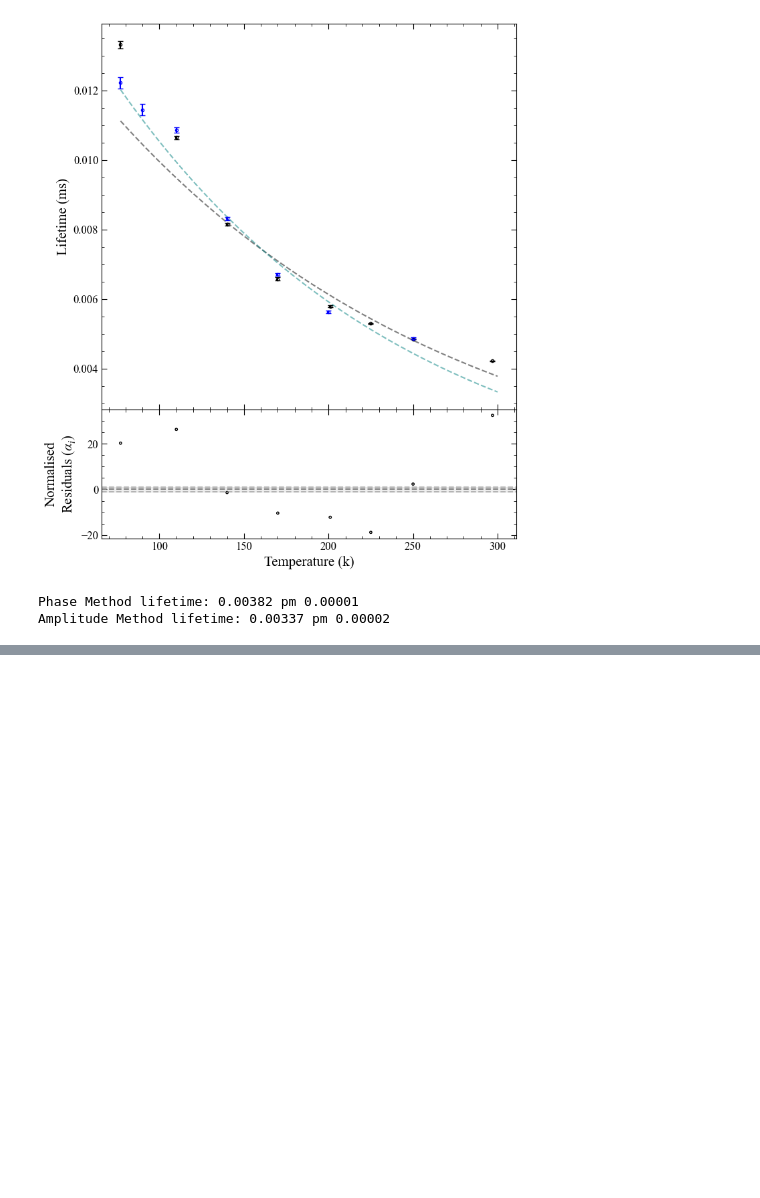
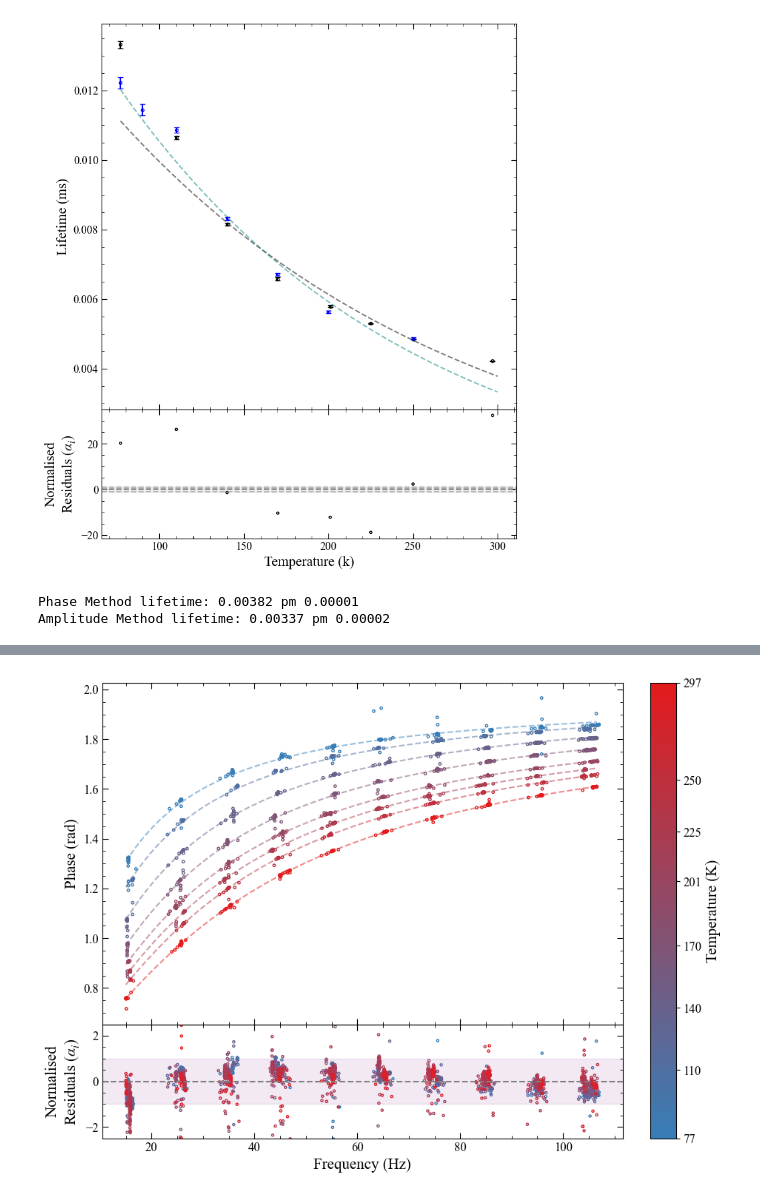
Before and after one commit to Sebastian426/Advanced-Lab-Code, a Jupyter notebook: Einstein_Coefficients/Phase_Eins_A.ipynb, the cells around one changed output, grey strips where cells are left out. Drawn from its saved outputs; the diff is of its cells as text; code cells hidden in the pictures; blank space fills up the shorter version.

```diff
--- a/Einstein_Coefficients/Phase_Eins_A.ipynb
+++ b/Einstein_Coefficients/Phase_Eins_A.ipynb
@@ -60,6 +62,8 @@ pm = 2
 lifetimes = []
 lifetime_errors = []
 temperatures = []
+
+phase_data = {}
 
 for col in column_names:
     temp = float(col[0].split("_")[1])
@@ -107,6 +111,14 @@ for col in column_names:
     temperatures.append(temp)
     lifetimes.append(pop[0])
     lifetime_errors.append(np.sqrt(np.diag(cov)[0]))
+
+    phase_data[temp] = {
+    "x": x_sliced,
+    "y": y_sliced,
+    "fit_params": pop
+}
+
+
 
 
 temperatures = np.array(temperatures)
@@ -203,0 +239,90 @@ Amplitude Method lifetime: 0.00337 pm 0.00002
+# %%
+fig = plt.figure(figsize = (10,8))
+
+gs = fig.add_gridspec(
+    2, 2,
+    hspace = 0,
+    wspace = 0.1,
+    height_ratios = [3,1],
+    width_ratios = [20,1],
+)
+
+
+ax_main = fig.add_subplot(gs[0,0])
+ax_res = fig.add_subplot(gs[1,0], sharex = ax_main)
+ax_res.set_ylim([-2.5, 2.5])
+
+ax_cb = fig.add_subplot(gs[:,1])
+
+ax_main.set_ylabel("Phase (rad)")
+ax_res.set_ylabel("Normalised\nResiduals ($\\alpha_i$)")
+ax_res.set_xlabel("Frequency (Hz)")
+
+###########
+# Main Plot
+###########
+
+for (temp, data) in phase_data.items():
+    pop_phase = phase_data[temp]["fit_params"]
+
+    colour = cmap(norm(temp))
+
+    ax_main.scatter(data["x"], data["y"],
+        s=6, facecolor='none', edgecolor=colour
+    )
+
+    ax_main.plot(x_fit, fit_func(x_fit, *pop_phase),
+                 linestyle = "--", color = colour, alpha = 0.5)
+
+
+###########
+# Residuals
+###########
+for (temp, data) in phase_data.items():
+    pop_phase = phase_data[temp]["fit_params"]
+    residual = (data["y"]-fit_func(data["x"], *pop_phase))
+    residual /= np.std(residual)
+    colour = cmap(norm(temp))
+    ax_res.scatter(data["x"], residual,
+                   color = colour, marker = "o", facecolor = "none", s = 5)
+
+ax_res.axhspan(-1,1, color = purple_cb, alpha = 0.12)
+ax_res.axhline(0, color = "grey", linestyle = "--")
+
+
+
+###########
+# Color Bar
+###########
+
+sm = cm.ScalarMappable(norm=norm, cmap=cmap)
+sm.set_array([])
+
+cbar = fig.colorbar(
+    sm,
+    cax=ax_cb,
+    orientation="vertical"
+)
+
+cbar.set_label("Temperature (K)")
+cbar.set_ticks(sorted(phase_data.keys()))
+
+
+
+#########
+# Styling
+#########
+
+for ax in [ax_main, ax_res]:
+    ax.minorticks_on()
+    ax.tick_params(which='major', size=6, direction='in',
+                   right=True, top=True, bottom=True, left = True)
+    ax.tick_params(which='minor', size=3, direction='in',
+                   right=True, top=True, bottom=True, left = True)
+
+plt.savefig(laptop_savepath_phase,
+            dpi = 600,
+            bbox_inches = 'tight')
+plt.show()
+# %% [output]
+[figure, added]
```
Also changed, not shown: parts of 6 cells of this notebook, 3 other files.
